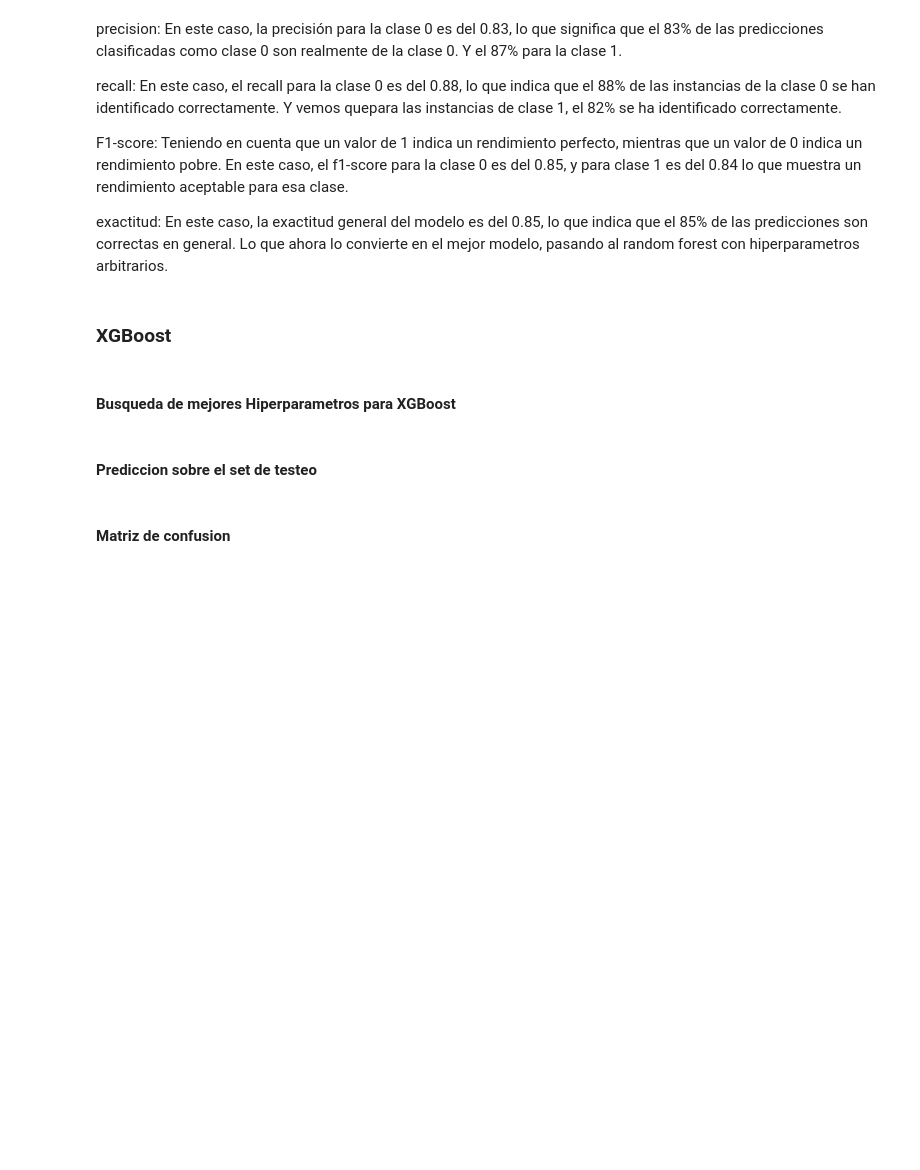
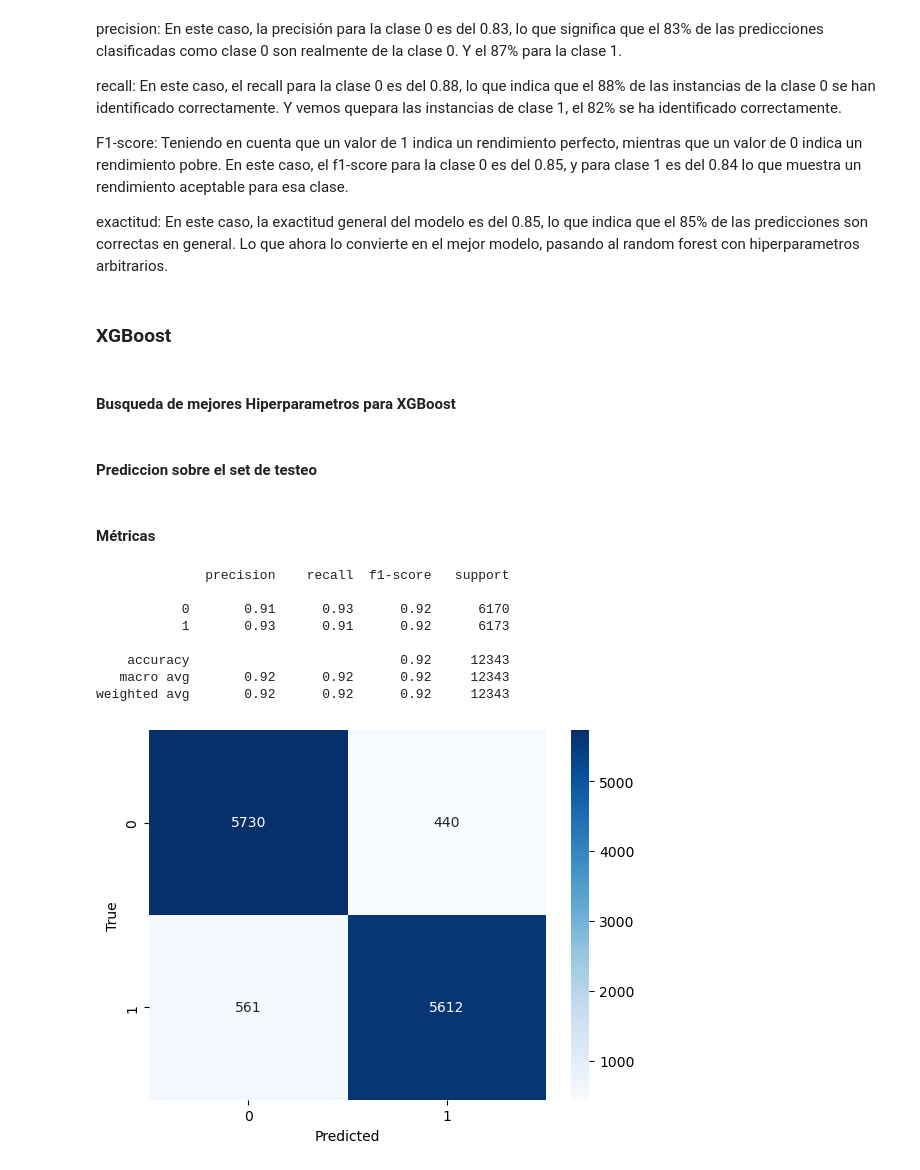
Before and after one commit to m-cabrerar/7506R-1C2023-GRUPO01, a Jupyter notebook: checkpoint 3/7506R_TP1_GRUPO01_CHP3_ENTREGA.ipynb, the cells around one changed output. Cells and saved outputs as stored; diff of their text form; code cells hidden in the pictures; blank space fills up the shorter version.

Commit message:
Added XGBoost and metrics

```diff
--- a/checkpoint 3/7506R_TP1_GRUPO01_CHP3_ENTREGA.ipynb
+++ b/checkpoint 3/7506R_TP1_GRUPO01_CHP3_ENTREGA.ipynb
@@ -586,5 +586,3 @@ xgb = XGBClassifier(
 
 xgb.fit(x, y)
 y_pred = xgb.predict(x_test)
-# %% [markdown]
-#### Matriz de confusion
@@ -597,0 +589,14 @@ plt.show()
+# %% [markdown]
+#### Métricas
+# %%
+metricas(y_pred, y_test)
+# %% [output]
+              precision    recall  f1-score   support
+
+           0       0.91      0.93      0.92      6170
+           1       0.93      0.91      0.92      6173
+
+    accuracy                           0.92     12343
+   macro avg       0.92      0.92      0.92     12343
+weighted avg       0.92      0.92      0.92     12343
+[figure, added]
```
Also changed, not shown: parts of 5 cells of this notebook.
